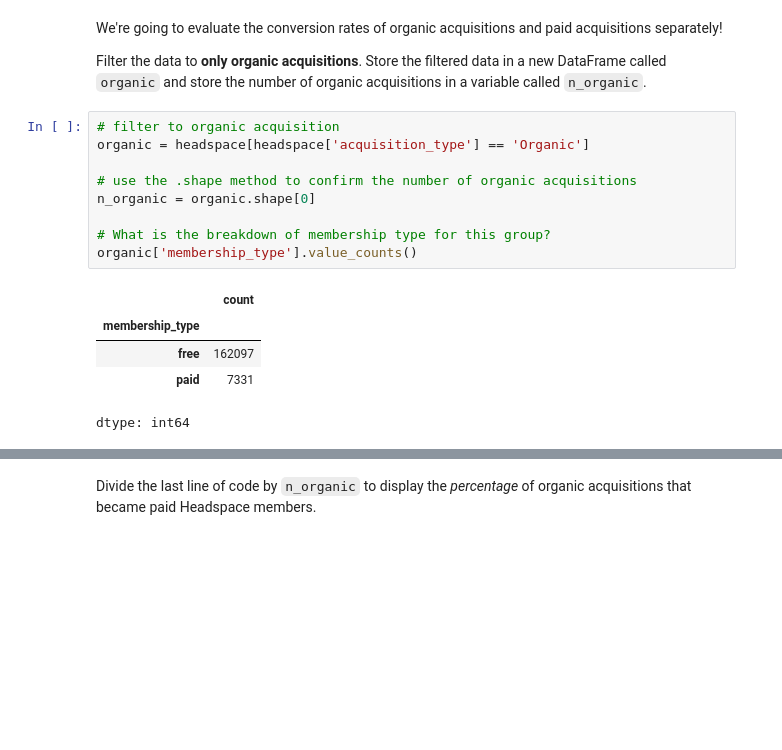
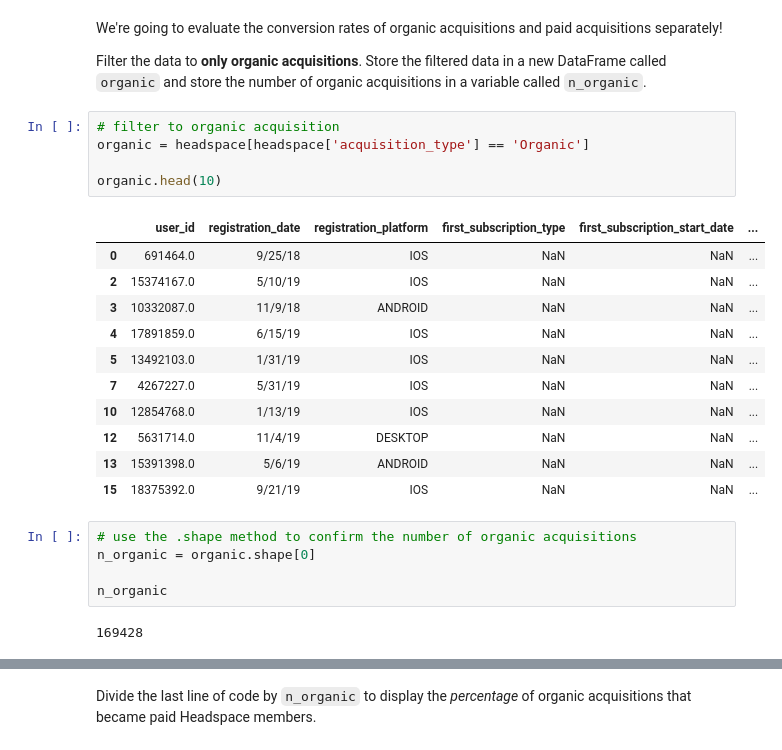
Before and after one commit to ROARMarketingConcepts/Podium-Education, a Jupyter notebook: Headspace_Podium_Interview.ipynb, the cells around one changed output, grey strips where cells are left out. Saved outputs shown, nothing was run; the diff lists cells and outputs as text; blank space fills up the shorter version.

```diff
--- a/Headspace_Podium_Interview.ipynb
+++ b/Headspace_Podium_Interview.ipynb
@@ -120,18 +125,27 @@ dtype: float64
 We're going to evaluate the conversion rates of organic acquisitions and paid acquisitions separately!
 
 Filter the data to **only organic acquisitions**. Store the filtered data in a new DataFrame called `organic` and store the number of organic acquisitions in a variable called `n_organic`.
+# %%
+# filter to organic acquisition
+organic = headspace[headspace['acquisition_type'] == 'Organic']
+
+organic.head(10)
+# %% [output]
+|  | user_id | registration_date | registration_platform | first_subscription_type | first_subscription_start_date | ... |
+| 0 | 691464.0 | 9/25/18 | IOS | NaN | NaN | ... |
+| 2 | 15374167.0 | 5/10/19 | IOS | NaN | NaN | ... |
+| 3 | 10332087.0 | 11/9/18 | ANDROID | NaN | NaN | ... |
+| 4 | 17891859.0 | 6/15/19 | IOS | NaN | NaN | ... |
+| 5 | 13492103.0 | 1/31/19 | IOS | NaN | NaN | ... |
+| 7 | 4267227.0 | 5/31/19 | IOS | NaN | NaN | ... |
+| 10 | 12854768.0 | 1/13/19 | IOS | NaN | NaN | ... |
+| 12 | 5631714.0 | 11/4/19 | DESKTOP | NaN | NaN | ... |
+| 13 | 15391398.0 | 5/6/19 | ANDROID | NaN | NaN | ... |
+| 15 | 18375392.0 | 9/21/19 | IOS | NaN | NaN | ... |
 # %%
-# filter to organic acquisition
-organic = headspace[headspace['acquisition_type'] == 'Organic']
-
 # use the .shape method to confirm the number of organic acquisitions
 n_organic = organic.shape[0]
 
-# What is the breakdown of membership type for this group?
-organic['membership_type'].value_counts()
+n_organic
 # %% [output]
-|  | count |
-| membership_type |  |
-| free | 162097 |
-| paid | 7331 |
-dtype: int64
+169428
```
Also changed, not shown: parts of 13 cells of this notebook.
